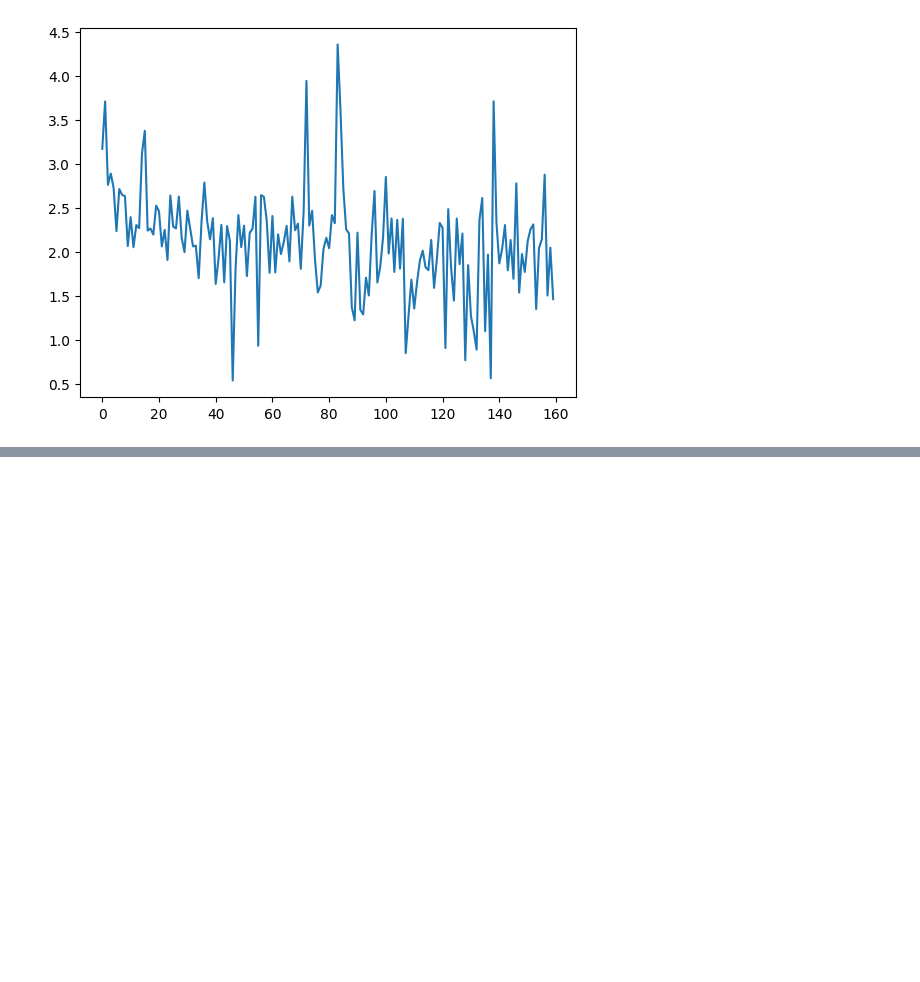
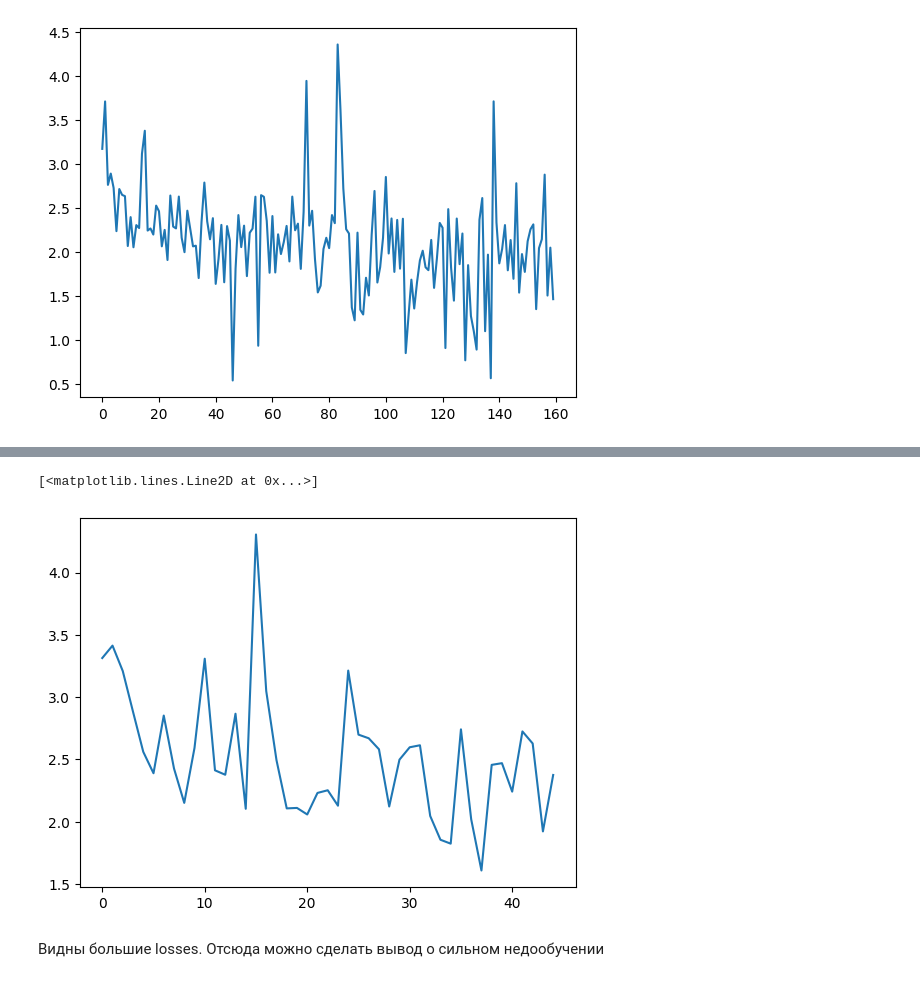
Before and after one commit to HabKaffee/CharRNN_Lab, a Jupyter notebook: Lab4.ipynb, the cells around one changed output, grey strips where cells are left out. Cells and saved outputs as stored; diff of their text form; code cells hidden in the pictures; blank space fills up the shorter version.

```diff
--- a/Lab4.ipynb
+++ b/Lab4.ipynb
@@ -639,0 +665,14 @@ plt.plot(stock_rusnet_losses_data)
+# %%
+unique_symbols = len(russian_dataset.all_symbols)
+n_layers = 2
+hidden_size = 100
+epochs = 45000
+# %%
+rusnet_45kEpochs = RNN(unique_symbols, hidden_size, unique_symbols, n_layers)
+device = torch.device("cuda")
+
+rusnet_55kEpochs = rusnet_45kEpochs.to(device)
+optimizer = torch.optim.Adam(rusnet_45kEpochs.parameters(), lr=1e-4)
+criterion = nn.CrossEntropyLoss().cuda()
+# %%
+rusnet_45kEpochs, stock_rusnet_45kEpochs_losses, rusnet_stock_45kEpochs_hidden = train_model_rus(rusnet_45kEpochs, russian_dataset, device, epochs, criterion, 'models/stock_rus_net_45kEpochs.ckpt')
@@ -639,0 +697,9 @@ plt.plot(stock_rusnet_losses_data)
+# %%
+stock_rusnet_45kEpochs_losses_data = [x.item() for x in stock_rusnet_45kEpochs_losses]
+plt.figure()
+plt.plot(stock_rusnet_45kEpochs_losses_data)
+# %% [output]
+[<matplotlib.lines.Line2D at 0x...>]
+[figure, added]
+# %% [markdown]
+Видны большие losses. Отсюда можно сделать вывод о сильном недообучении
```
Also changed, not shown: parts of 75 cells of this notebook.
